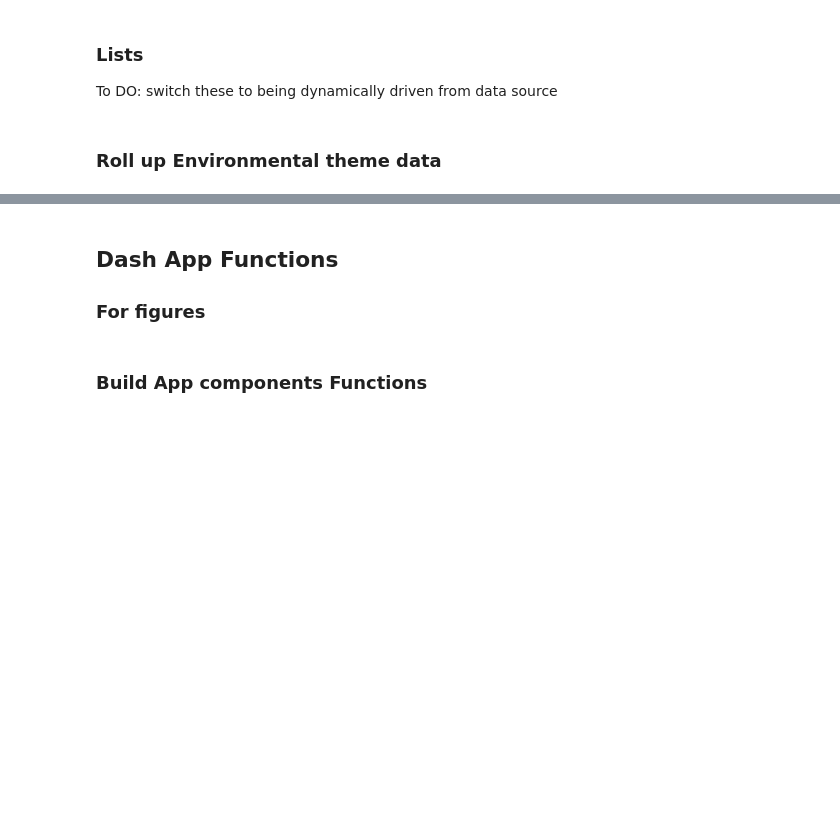
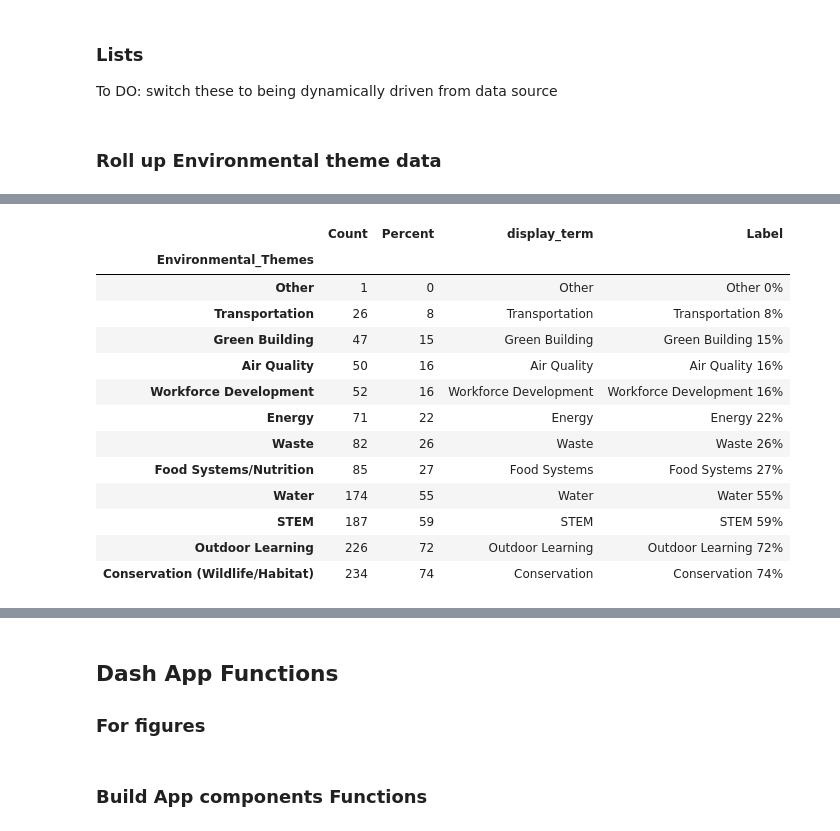
Before and after one commit to jeaimehp/ecorise_dash, a Jupyter notebook: JupyterNotebooks/EcoRise_datatables.ipynb, the cells around one changed output, grey strips where cells are left out. Cells and saved outputs as stored; diff of their text form; code cells hidden in the pictures; blank space fills up the shorter version.

Commit message:
Adjust bar graph

```diff
--- a/JupyterNotebooks/EcoRise_datatables.ipynb
+++ b/JupyterNotebooks/EcoRise_datatables.ipynb
@@ -189,0 +251,62 @@ theme_count = count_env_themes(programs, full_list)
+# %%
+d_filter = pd.read_csv('../data/filter_dict.csv')
+
+## Function to produce dataframe with: term, display_term
+def get_display_terms(filter_df, table, column):
+    filter_df = filter_df[filter_df['table_name'] == table]
+    filter_df = filter_df[filter_df['column_name'] == column]
+    filter_df = filter_df.loc[:, ['term','display_term']]
+    filter_df = filter_df.set_index('term')
+    return filter_df
+
+# get_env_theme_display_terms(d_filter)
+
+## Function to produce dataframe with: Environmental_Themes, Count, Percent
+def count_env_themes_for_programs(programs_df):
+    ## Get program names and environmental themes
+    program_themes_df = programs_df.loc[:, ['Program','Environmental_Themes']]
+    ## Split environmental themes from string into an array of strings on ", "
+    program_themes_df['Environmental_Themes'] = program_themes_df['Environmental_Themes'].str.split(', ')
+    ## Explode dataframe by environmental theme to get each theme from within an array into a row
+    program_themes_df = program_themes_df.explode('Environmental_Themes')
+#     theme_list = program_themes_df['Environmental_Themes'].unique()
+    ## Group by environmental theme counting the number of programs with each theme
+    theme_count_df = program_themes_df.groupby(['Environmental_Themes']).count()
+    ## Add column for percent of programs with the theme based on the number of program records
+    theme_count_df['Percent'] = round(100 * theme_count_df['Program'] / len(programs_df))
+    theme_count_df = theme_count_df.rename(columns={'Program': 'Count'})
+    theme_count_df = theme_count_df.astype({'Percent': int})
+#     print(theme_count_df)
+    return theme_count_df
+
+# count_env_themes_for_programs(programs)
+
+def prepare_env_themes_for_graph(programs_df, filter_df):
+    env_themes_df = count_env_themes_for_programs(programs_df)
+    env_theme_terms = get_display_terms(filter_df, 'Programs', 'Environmental_Themes')
+    ## Join environmental themes found in data with expected controlled terms and display terms
+    env_themes_df = env_themes_df.join(env_theme_terms)
+    ## Add column for label, using diplay term and percent value
+    env_themes_df['Label'] = env_themes_df['display_term'] + ' ' + env_themes_df['Percent'].astype(str) + '%'
+    ## Remove themes found within data that don't conform to recognized controlled terms (too bad, so sad)
+    env_themes_df = env_themes_df[env_themes_df['Label'].notna()]
+#     env_themes_df = env_themes_df[env_themes_df['Percent'] > 1]
+    env_themes_df = env_themes_df.sort_values(by=['Count'])
+    return env_themes_df
+
+prepare_env_themes_for_graph(programs, d_filter)
+# %% [output]
+|  | Count | Percent | display_term | Label |
+| Environmental_Themes |  |  |  |  |
+| Other | 1 | 0 | Other | Other 0% |
+| Transportation | 26 | 8 | Transportation | Transportation 8% |
+| Green Building | 47 | 15 | Green Building | Green Building 15% |
+| Air Quality | 50 | 16 | Air Quality | Air Quality 16% |
+| Workforce Development | 52 | 16 | Workforce Development | Workforce Development 16% |
+| Energy | 71 | 22 | Energy | Energy 22% |
+| Waste | 82 | 26 | Waste | Waste 26% |
+| Food Systems/Nutrition | 85 | 27 | Food Systems | Food Systems 27% |
+| Water | 174 | 55 | Water | Water 55% |
+| STEM | 187 | 59 | STEM | STEM 59% |
+| Outdoor Learning | 226 | 72 | Outdoor Learning | Outdoor Learning 72% |
+| Conservation (Wildlife/Habitat) | 234 | 74 | Conservation | Conservation 74% |
```
Also changed, not shown: parts of 10 cells of this notebook, 2 other files.
